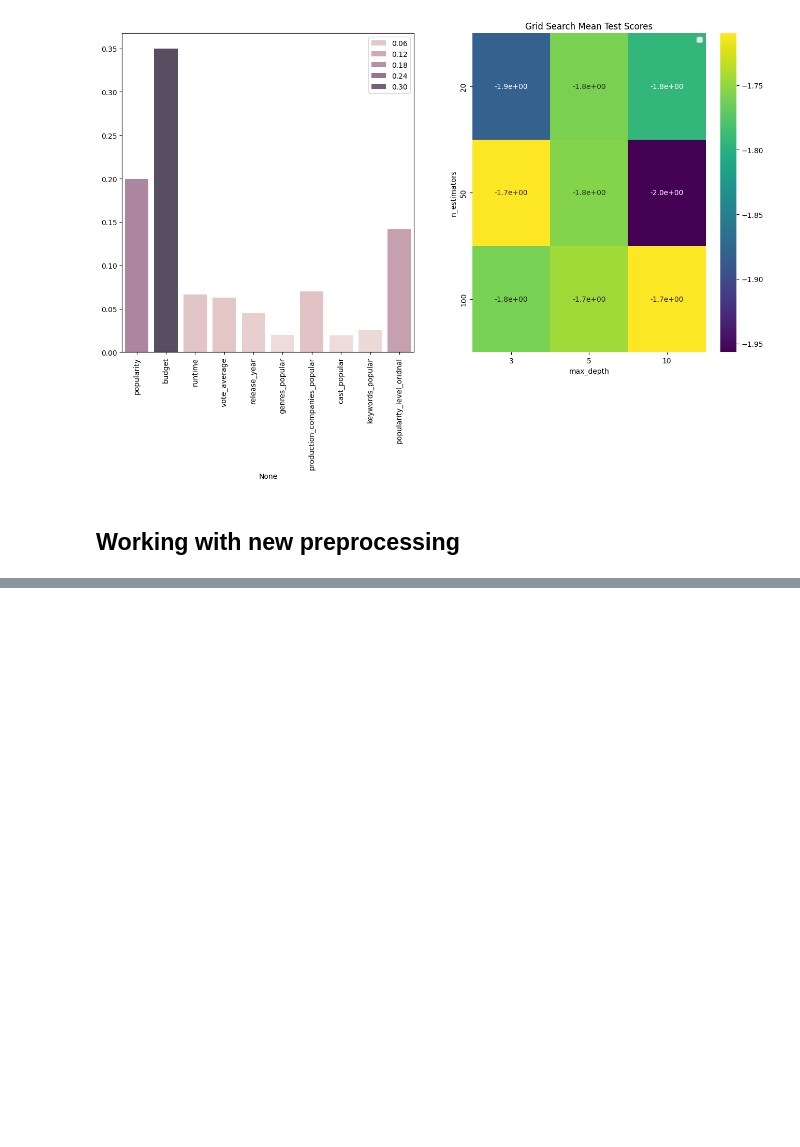
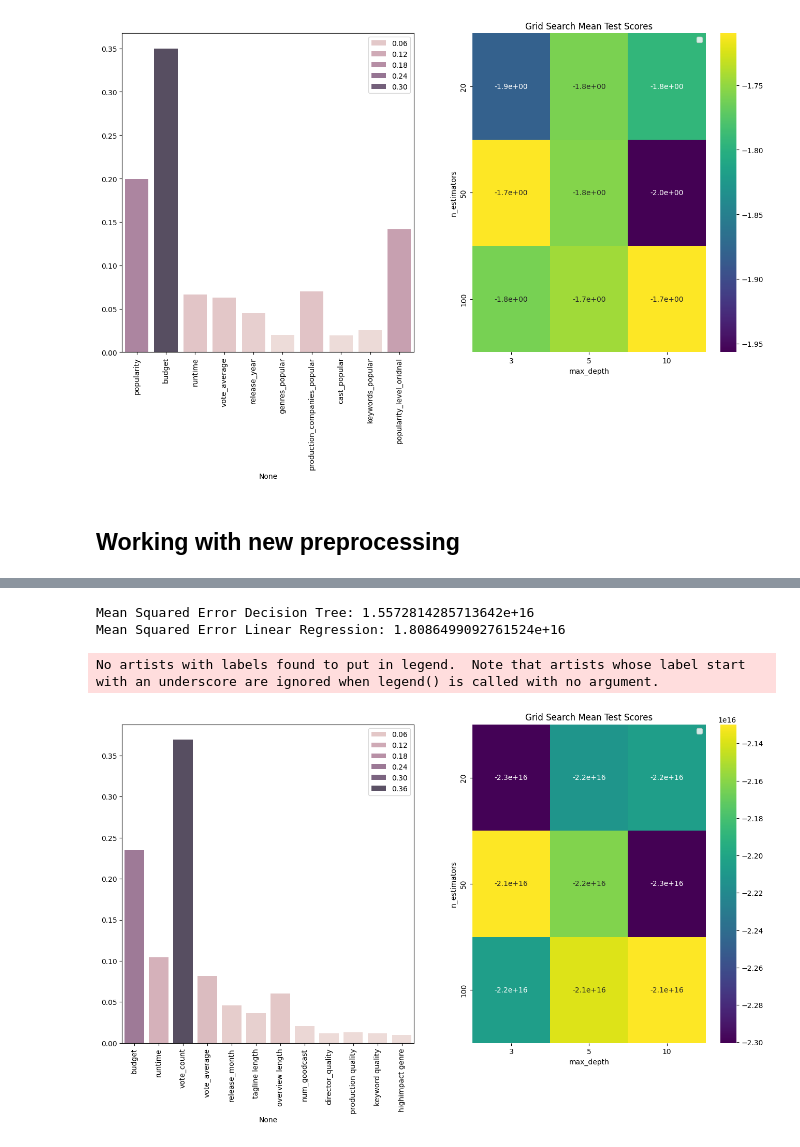
Before and after one commit to guimath/TMDb-Data-Mining, a Jupyter notebook: Tree_based_classification.ipynb, the cells around one changed output, grey strips where cells are left out. Cells and saved outputs as stored; diff of their text form; code cells hidden in the pictures; blank space fills up the shorter version.

Commit message:
save preprocessed file + update try random forest with gridsearch on preprocessed data

```diff
--- a/Tree_based_classification.ipynb
+++ b/Tree_based_classification.ipynb
@@ -509,0 +514,2 @@ No artists with labels found to put in legend.  Note that artists whose label st
+# %%
+dataset=dataset.drop(dataset.columns[0],axis=1)
@@ -509,0 +525,16 @@ No artists with labels found to put in legend.  Note that artists whose label st
+# %%
+X_train, X_test, y_train, y_test = train_test_split(dataset.drop(["profit","revenue"],axis=1),dataset["profit"] , test_size=0.2, random_state=0)
+# %%
+param_grid = {
+    "n_estimators":[20,50,100],
+    'max_depth': [3, 5, 10],
+    'min_samples_split': [2, 5, 10],
+    'min_samples_leaf': [1, 2, 4],
+    "max_features":[None,"sqrt"],
+    "criterion":["squared_error","friedman_mse"],
+    "n_jobs":[16]}
+tree_regressor=RandomForestRegressor(random_state=0)
+grid_search = GridSearchCV(estimator=tree_regressor, param_grid=param_grid, cv=5, scoring='neg_mean_squared_error',verbose=2)
+# %%
+grid_search.fit(X_train, y_train)
+grid_search.best_params_
@@ -509,0 +566,36 @@ No artists with labels found to put in legend.  Note that artists whose label st
+# %%
+mean_scores_array=grid_search.cv_results_['mean_test_score'].reshape(len(param_grid['n_estimators']),len(param_grid['max_depth']),len(param_grid['min_samples_split']),len(param_grid["min_samples_leaf"]),len(param_grid['max_features']),len(param_grid['criterion']),len(param_grid['n_jobs']))
+
+grid_max_depth_min_samples=mean_scores_array.max(axis=(2,3,4,5,6))
+
+fig, (ax1, ax2) = plt.subplots(nrows=1, ncols=2, figsize=(16, 8))
+
+
+
+y_pred = grid_search.best_estimator_.predict(X_test)
+mse = mean_squared_error(y_test, y_pred)
+print("Mean Squared Error Decision Tree:", mse)
+baseline_model=LinearRegression()
+baseline_model.fit(X_train,y_train)
+mse=mean_squared_error(y_test,baseline_model.predict(X_test))
+print("Mean Squared Error Linear Regression:", mse)
+
+feature_importances = grid_search.best_estimator_.feature_importances_
+
+sns.barplot(x=dataset.drop(["revenue","profit"],axis=1).columns,y=feature_importances, alpha=0.8,hue=feature_importances,ax=ax1)
+ax1.tick_params(axis='x',rotation=90)
+
+
+
+sns.heatmap(grid_max_depth_min_samples, annot=True, fmt='.1e',
+            xticklabels=param_grid['max_depth'], yticklabels=param_grid['n_estimators'],cmap="viridis",ax=ax2)
+plt.xlabel('max_depth')
+plt.ylabel('n_estimators')
+plt.title('Grid Search Mean Test Scores')
+plt.legend()
+plt.show()
+# %% [output]
+Mean Squared Error Decision Tree: 1.5572814285713642e+16
+Mean Squared Error Linear Regression: 1.8086499092761524e+16
+No artists with labels found to put in legend.  Note that artists whose label start with an underscore are ignored when legend() is called with no argument.
+[figure, added]
```
Also changed, not shown: parts of 6 cells of this notebook, 1 other file.
